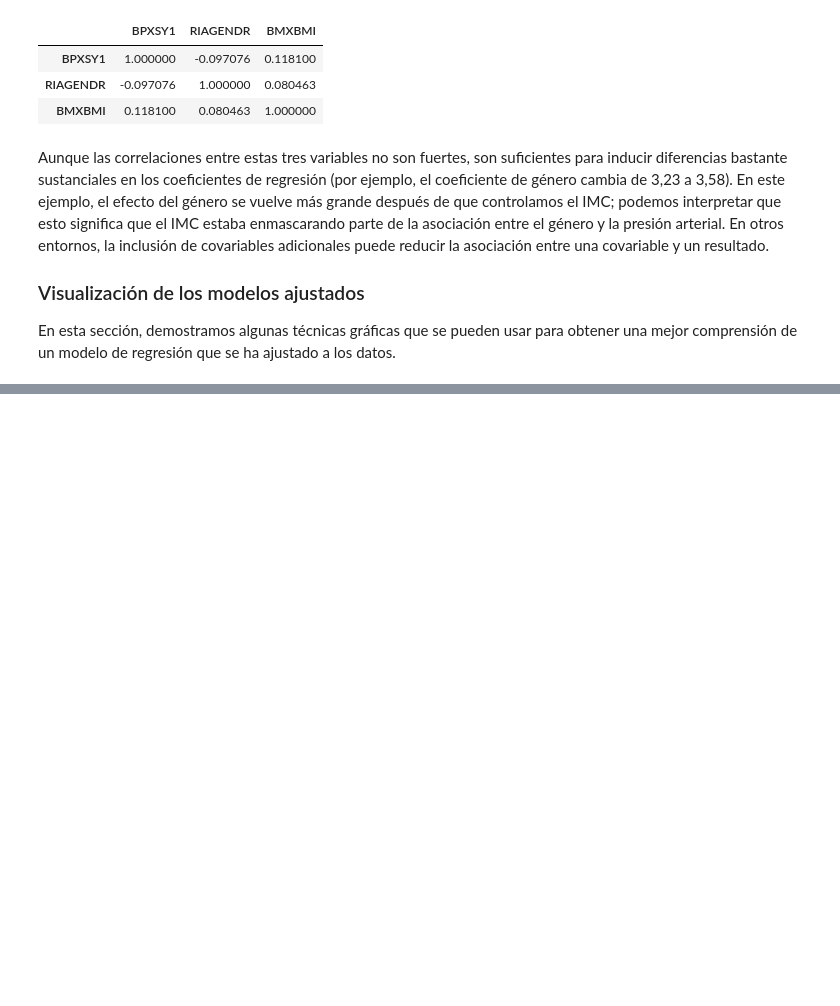
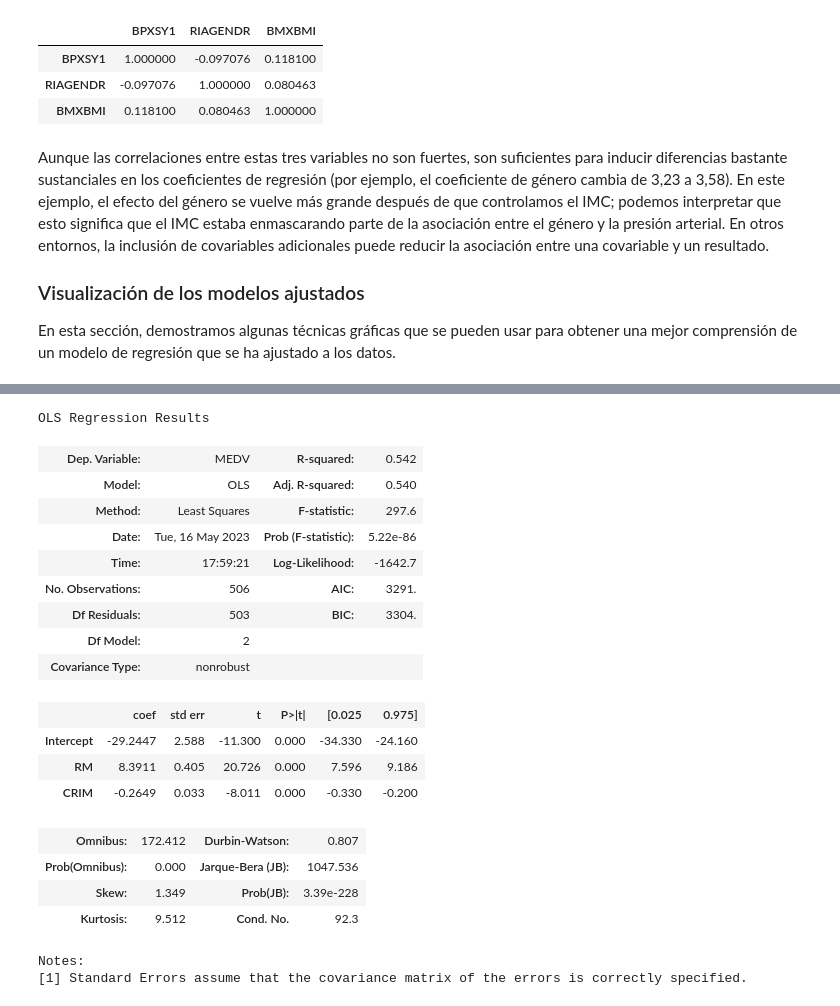
Before and after one commit to onavarrete04/Introduccion-Ciencia-Datos, a Jupyter notebook: 2023_modelos_estadísticos_datos.ipynb, the cells around one changed output, grey strips where cells are left out. Drawn from its saved outputs; the diff is of its cells as text; code cells hidden in the pictures; blank space fills up the shorter version.

```diff
--- a/2023_modelos_estadísticos_datos.ipynb
+++ b/2023_modelos_estadísticos_datos.ipynb
@@ -1401,0 +1442,25 @@ En esta sección, demostramos algunas técnicas gráficas que se pueden usar par
+# %%
+modelo_b = sm.OLS.from_formula("MEDV ~ RM + CRIM", data=boston)
+resultado_b = modelo_b.fit()
+resultado_b.summary()
+# %% [output]
+OLS Regression Results
+| Dep. Variable: | MEDV | R-squared: | 0.542 |
+| Model: | OLS | Adj. R-squared: | 0.540 |
+| Method: | Least Squares | F-statistic: | 297.6 |
+| Date: | Tue, 16 May 2023 | Prob (F-statistic): | 5.22e-86 |
+| Time: | 17:59:21 | Log-Likelihood: | -1642.7 |
+| No. Observations: | 506 | AIC: | 3291. |
+| Df Residuals: | 503 | BIC: | 3304. |
+| Df Model: | 2 |  |  |
+| Covariance Type: | nonrobust |  |  |
+|  | coef | std err | t | P>|t| | [0.025 | 0.975] |
+| Intercept | -29.2447 | 2.588 | -11.300 | 0.000 | -34.330 | -24.160 |
+| RM | 8.3911 | 0.405 | 20.726 | 0.000 | 7.596 | 9.186 |
+| CRIM | -0.2649 | 0.033 | -8.011 | 0.000 | -0.330 | -0.200 |
+| Omnibus: | 172.412 | Durbin-Watson: | 0.807 |
+| Prob(Omnibus): | 0.000 | Jarque-Bera (JB): | 1047.536 |
+| Skew: | 1.349 | Prob(JB): | 3.39e-228 |
+| Kurtosis: | 9.512 | Cond. No. | 92.3 |
+Notes:
+[1] Standard Errors assume that the covariance matrix of the errors is correctly specified.
```
Also changed, not shown: parts of 22 cells of this notebook.
